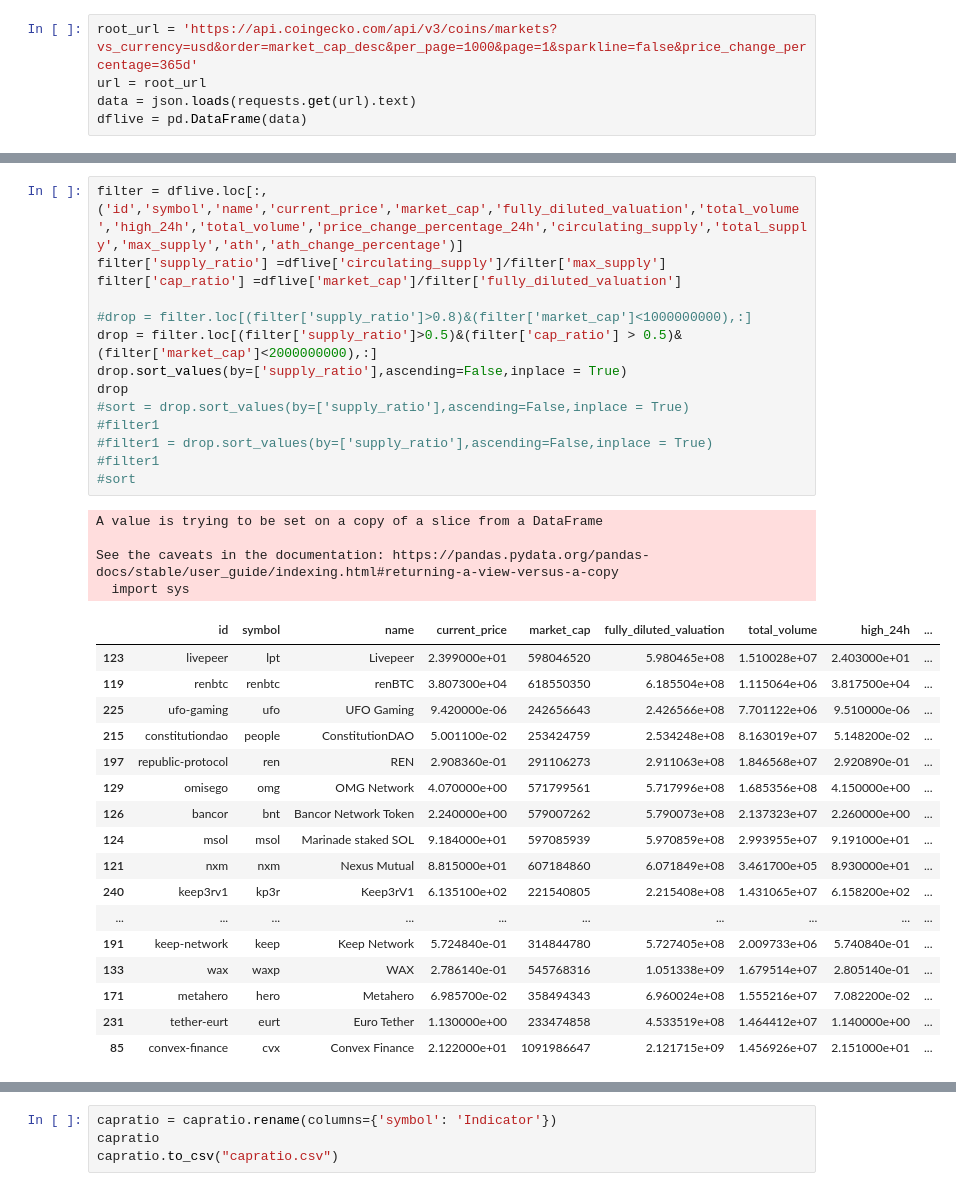
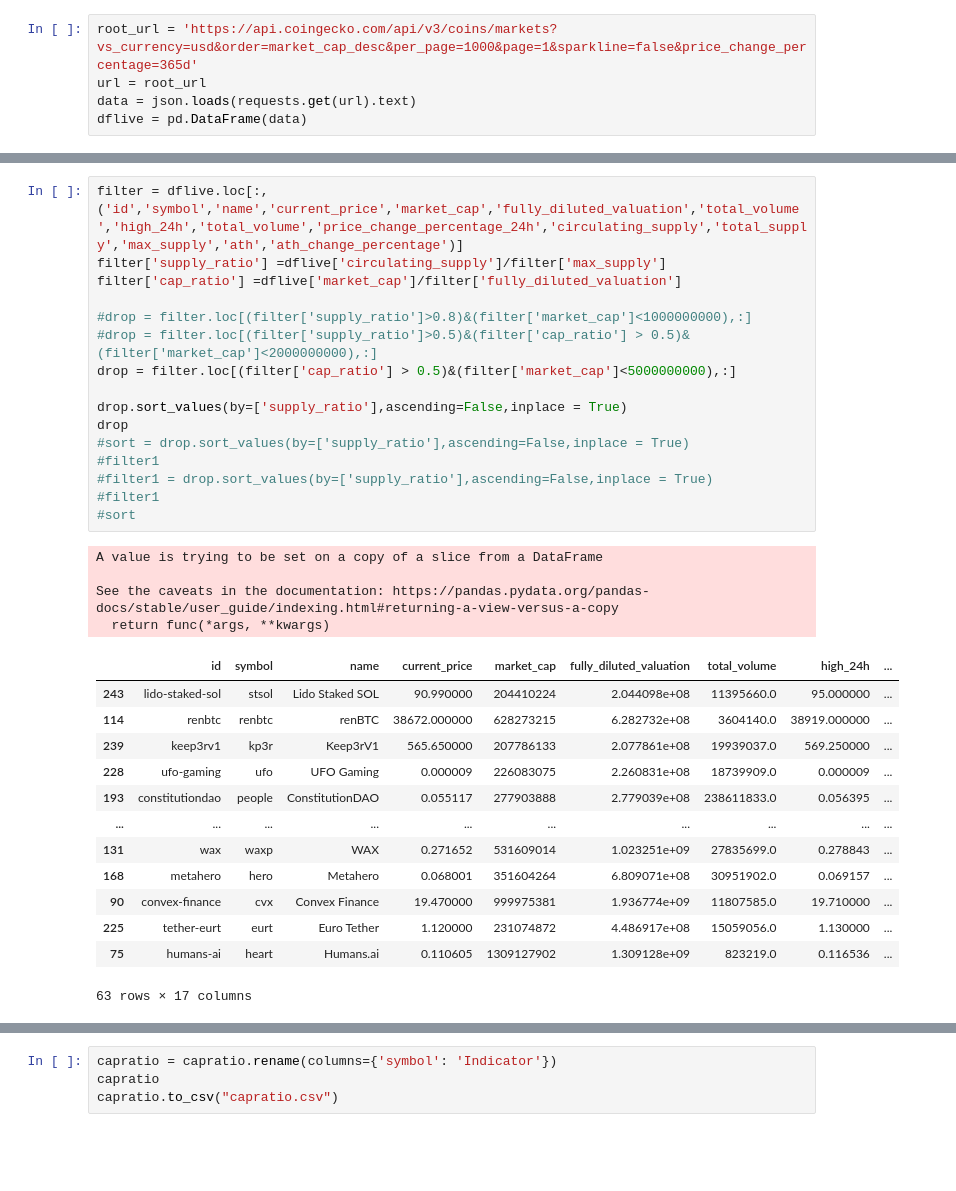
Before and after one commit to hjabbour/ML, a Jupyter notebook: CGData-market.ipynb, the cells around one changed output, grey strips where cells are left out. Drawn from its saved outputs; the diff is of its cells as text; blank space fills up the shorter version.

```diff
--- a/CGData-market.ipynb
+++ b/CGData-market.ipynb
@@ -61,36 +61,34 @@ dflive.head()
 # %%
 filter = dflive.loc[:,('id','symbol','name','current_price','market_cap','fully_diluted_valuation','total_volume','high_24h','total_volume','price_change_percentage_24h','circulating_supply','total_supply','max_supply','ath','ath_change_percentage')]
 filter['supply_ratio'] =dflive['circulating_supply']/filter['max_supply']
 filter['cap_ratio'] =dflive['market_cap']/filter['fully_diluted_valuation']
 
 #drop = filter.loc[(filter['supply_ratio']>0.8)&(filter['market_cap']<1000000000),:]
-drop = filter.loc[(filter['supply_ratio']>0.5)&(filter['cap_ratio'] > 0.5)&(filter['market_cap']<2000000000),:]
+#drop = filter.loc[(filter['supply_ratio']>0.5)&(filter['cap_ratio'] > 0.5)&(filter['market_cap']<2000000000),:]
+drop = filter.loc[(filter['cap_ratio'] > 0.5)&(filter['market_cap']<5000000000),:]
+
 drop.sort_values(by=['supply_ratio'],ascending=False,inplace = True)
 drop
 #sort = drop.sort_values(by=['supply_ratio'],ascending=False,inplace = True)
 #filter1
 #filter1 = drop.sort_values(by=['supply_ratio'],ascending=False,inplace = True)
 #filter1
 #sort
 # %% [output]
 A value is trying to be set on a copy of a slice from a DataFrame
 
 See the caveats in the documentation: https://pandas.pydata.org/pandas-docs/stable/user_guide/indexing.html#returning-a-view-versus-a-copy
-  import sys
+  return func(*args, **kwargs)
 |  | id | symbol | name | current_price | market_cap | fully_diluted_valuation | total_volume | high_24h | ... |
-| 123 | livepeer | lpt | Livepeer | 2.399000e+01 | 598046520 | 5.980465e+08 | 1.510028e+07 | 2.403000e+01 | ... |
-| 119 | renbtc | renbtc | renBTC | 3.807300e+04 | 618550350 | 6.185504e+08 | 1.115064e+06 | 3.817500e+04 | ... |
-| 225 | ufo-gaming | ufo | UFO Gaming | 9.420000e-06 | 242656643 | 2.426566e+08 | 7.701122e+06 | 9.510000e-06 | ... |
-| 215 | constitutiondao | people | ConstitutionDAO | 5.001100e-02 | 253424759 | 2.534248e+08 | 8.163019e+07 | 5.148200e-02 | ... |
-| 197 | republic-protocol | ren | REN | 2.908360e-01 | 291106273 | 2.911063e+08 | 1.846568e+07 | 2.920890e-01 | ... |
-| 129 | omisego | omg | OMG Network | 4.070000e+00 | 571799561 | 5.717996e+08 | 1.685356e+08 | 4.150000e+00 | ... |
-| 126 | bancor | bnt | Bancor Network Token | 2.240000e+00 | 579007262 | 5.790073e+08 | 2.137323e+07 | 2.260000e+00 | ... |
-| 124 | msol | msol | Marinade staked SOL | 9.184000e+01 | 597085939 | 5.970859e+08 | 2.993955e+07 | 9.191000e+01 | ... |
-| 121 | nxm | nxm | Nexus Mutual | 8.815000e+01 | 607184860 | 6.071849e+08 | 3.461700e+05 | 8.930000e+01 | ... |
-| 240 | keep3rv1 | kp3r | Keep3rV1 | 6.135100e+02 | 221540805 | 2.215408e+08 | 1.431065e+07 | 6.158200e+02 | ... |
+| 243 | lido-staked-sol | stsol | Lido Staked SOL | 90.990000 | 204410224 | 2.044098e+08 | 11395660.0 | 95.000000 | ... |
+| 114 | renbtc | renbtc | renBTC | 38672.000000 | 628273215 | 6.282732e+08 | 3604140.0 | 38919.000000 | ... |
+| 239 | keep3rv1 | kp3r | Keep3rV1 | 565.650000 | 207786133 | 2.077861e+08 | 19939037.0 | 569.250000 | ... |
+| 228 | ufo-gaming | ufo | UFO Gaming | 0.000009 | 226083075 | 2.260831e+08 | 18739909.0 | 0.000009 | ... |
+| 193 | constitutiondao | people | ConstitutionDAO | 0.055117 | 277903888 | 2.779039e+08 | 238611833.0 | 0.056395 | ... |
 | ... | ... | ... | ... | ... | ... | ... | ... | ... | ... |
-| 191 | keep-network | keep | Keep Network | 5.724840e-01 | 314844780 | 5.727405e+08 | 2.009733e+06 | 5.740840e-01 | ... |
-| 133 | wax | waxp | WAX | 2.786140e-01 | 545768316 | 1.051338e+09 | 1.679514e+07 | 2.805140e-01 | ... |
-| 171 | metahero | hero | Metahero | 6.985700e-02 | 358494343 | 6.960024e+08 | 1.555216e+07 | 7.082200e-02 | ... |
-| 231 | tether-eurt | eurt | Euro Tether | 1.130000e+00 | 233474858 | 4.533519e+08 | 1.464412e+07 | 1.140000e+00 | ... |
-| 85 | convex-finance | cvx | Convex Finance | 2.122000e+01 | 1091986647 | 2.121715e+09 | 1.456926e+07 | 2.151000e+01 | ... |
+| 131 | wax | waxp | WAX | 0.271652 | 531609014 | 1.023251e+09 | 27835699.0 | 0.278843 | ... |
+| 168 | metahero | hero | Metahero | 0.068001 | 351604264 | 6.809071e+08 | 30951902.0 | 0.069157 | ... |
+| 90 | convex-finance | cvx | Convex Finance | 19.470000 | 999975381 | 1.936774e+09 | 11807585.0 | 19.710000 | ... |
+| 225 | tether-eurt | eurt | Euro Tether | 1.120000 | 231074872 | 4.486917e+08 | 15059056.0 | 1.130000 | ... |
+| 75 | humans-ai | heart | Humans.ai | 0.110605 | 1309127902 | 1.309128e+09 | 823219.0 | 0.116536 | ... |
+63 rows × 17 columns
```
Also changed, not shown: parts of 3 cells of this notebook, 14 other files.
